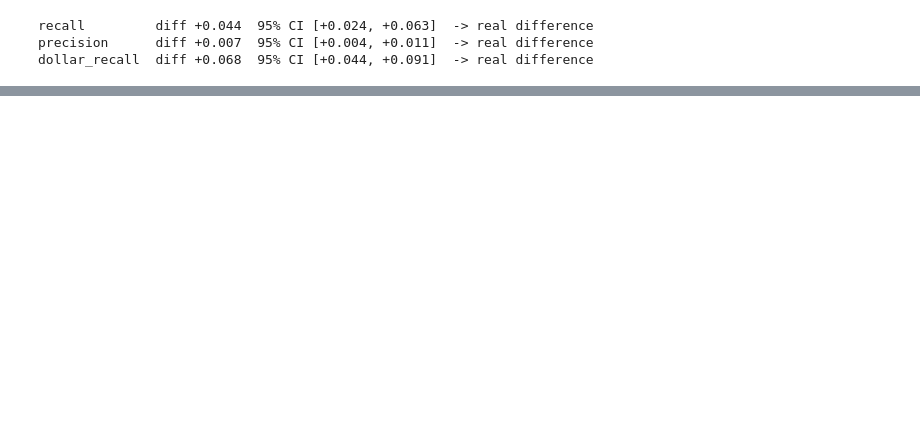
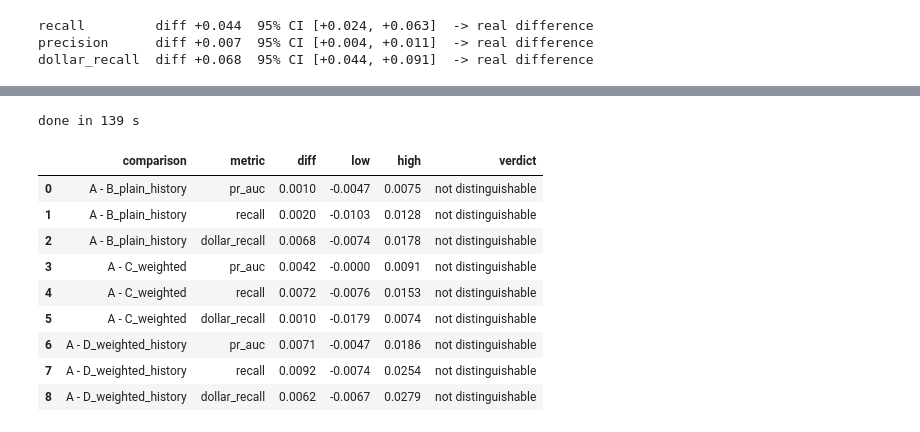
Before and after one commit to mahsafallahi/fraud-intelligence-platform, a Jupyter notebook: notebooks/04_modelling.ipynb, the cells around one changed output, grey strips where cells are left out. Saved outputs shown, nothing was run; the diff lists cells and outputs as text; code cells hidden in the pictures; blank space fills up the shorter version.

Commit message:
Tune and compare four LightGBM variants on validation; choose plain variant A

```diff
--- a/notebooks/04_modelling.ipynb
+++ b/notebooks/04_modelling.ipynb
@@ -330,0 +410,17 @@ dollar_recall  diff +0.068  95% CI [+0.044, +0.091]  -> real difference
+# %%
+days_val = 85
+budgets = [250, 500, 1000, 2000, n_alerts]
+rows = []
+for b in budgets:
+    for name, p in preds.items():
+        if name == "rule":
+            continue  # the rule has a fixed number of alerts
+        m = alert_metrics(y_val, top_n_mask(p, b), amt_val)
+        rows.append({"alerts": b, "per_day": round(b / days_val, 1), "model": name,
+                     "recall": m["recall"], "dollar_recall": m["dollar_recall"]})
+curve = pd.DataFrame(rows)
+
+print("RECALL (share of fraud cases caught)")
+print(curve.pivot(index=["alerts", "per_day"], columns="model", values="recall").round(3))
+print("\nDOLLAR RECALL (share of fraud dollars caught)")
+print(curve.pivot(index=["alerts", "per_day"], columns="model", values="dollar_recall").round(3))
@@ -330,0 +445,37 @@ dollar_recall  diff +0.068  95% CI [+0.044, +0.091]  -> real difference
+# %%
+    BUDGET = 1000
+
+def paired(idx, a, b, metric):
+    """Model a minus model b on the SAME resampled cards."""
+    y, amt = y_val[idx], amt_val[idx]
+    pa, pb = preds[a][idx], preds[b][idx]
+    if metric == "pr_auc":
+        return pr_auc(y, pa) - pr_auc(y, pb)
+    ma = alert_metrics(y, top_n_mask(pa, BUDGET), amt)
+    mb = alert_metrics(y, top_n_mask(pb, BUDGET), amt)
+    return ma[metric] - mb[metric]
+
+t0 = time.perf_counter()
+rows = []
+for other in ["B_plain_history", "C_weighted", "D_weighted_history"]:
+    for metric in ["pr_auc", "recall", "dollar_recall"]:
+        d = card_bootstrap(cards_val, lambda idx: paired(idx, "A_plain", other, metric), n_boot=300)
+        rows.append({
+            "comparison": f"A - {other}", "metric": metric,
+            "diff": d["estimate"], "low": d["low"], "high": d["high"],
+            "verdict": "real" if d["low"] > 0 or d["high"] < 0 else "not distinguishable",
+        })
+print(f"done in {time.perf_counter() - t0:.0f} s")
+pd.DataFrame(rows).round(4)
+# %% [output]
+done in 139 s
+|  | comparison | metric | diff | low | high | verdict |
+| 0 | A - B_plain_history | pr_auc | 0.0010 | -0.0047 | 0.0075 | not distinguishable |
+| 1 | A - B_plain_history | recall | 0.0020 | -0.0103 | 0.0128 | not distinguishable |
+| 2 | A - B_plain_history | dollar_recall | 0.0068 | -0.0074 | 0.0178 | not distinguishable |
+| 3 | A - C_weighted | pr_auc | 0.0042 | -0.0000 | 0.0091 | not distinguishable |
+| 4 | A - C_weighted | recall | 0.0072 | -0.0076 | 0.0153 | not distinguishable |
+| 5 | A - C_weighted | dollar_recall | 0.0010 | -0.0179 | 0.0074 | not distinguishable |
+| 6 | A - D_weighted_history | pr_auc | 0.0071 | -0.0047 | 0.0186 | not distinguishable |
+| 7 | A - D_weighted_history | recall | 0.0092 | -0.0074 | 0.0254 | not distinguishable |
+| 8 | A - D_weighted_history | dollar_recall | 0.0062 | -0.0067 | 0.0279 | not distinguishable |
```
Also changed, not shown: parts of 5 cells of this notebook.
